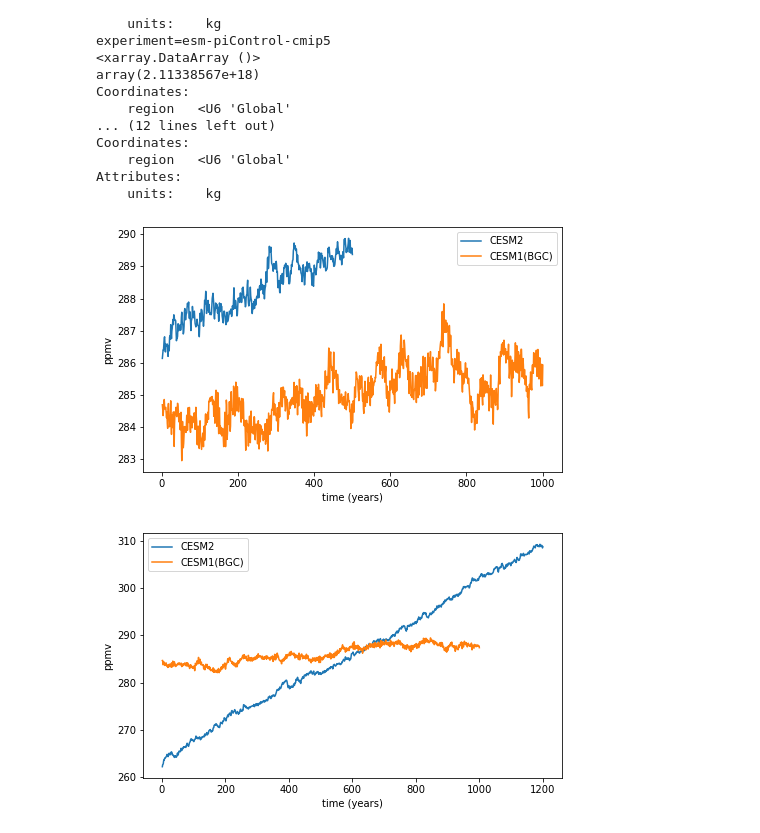
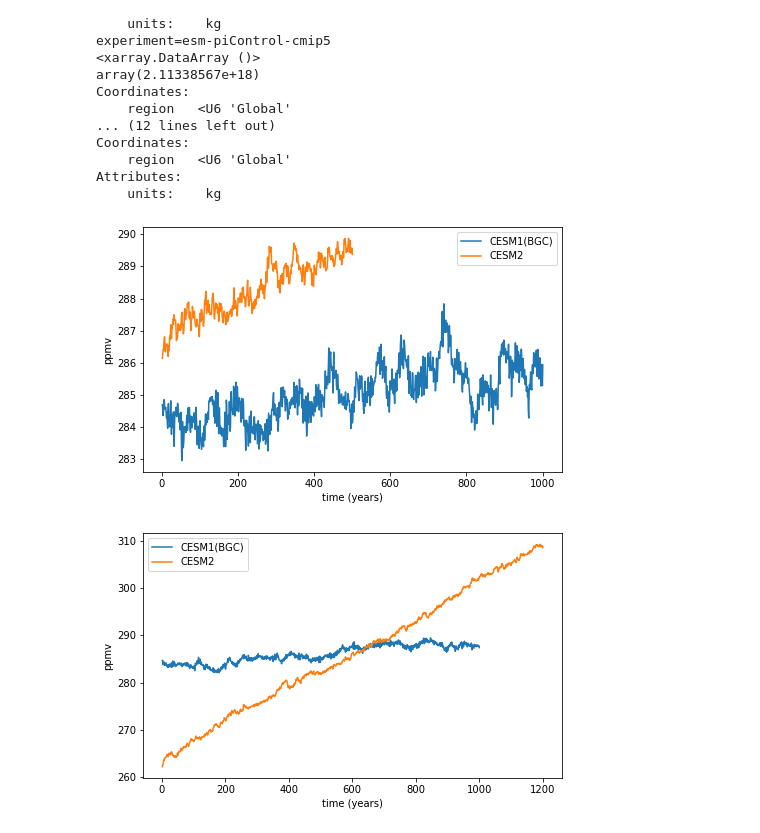
Before and after one commit to klindsay28/CESM2_coup_carb_cycle_JAMES, a Jupyter notebook: CO2_esm-piControl.ipynb, the cells around one changed output. Cells and saved outputs as stored; diff of their text form; code cells hidden in the pictures.

```diff
--- a/CO2_esm-piControl.ipynb
+++ b/CO2_esm-piControl.ipynb
@@ -70,11 +70,11 @@ Coordinates:
 Attributes:
     units:    kg
 # %%
-plot_1var('CO2_BOT', [ds_dict['esm-piControl'], ds_dict['esm-piControl-cmip5']],
-          ['CESM2', 'CESM1(BGC)'], figsize=(7.5,4.5), fname='CO2_BOT_esm-piControl.pdf')
-plot_1var('CO2_BOT', [ds_dict['piControl'], ds_dict['piControl-cmip5']],
-          ['CESM2', 'CESM1(BGC)'], figsize=(7.5,4.5))
+plot_1var('CO2_BOT', [ds_dict['esm-piControl-cmip5'], ds_dict['esm-piControl']],
+          ['CESM1(BGC)', 'CESM2'], figsize=(7.5,4.5), fname='CO2_BOT_esm-piControl.pdf')
+plot_1var('CO2_BOT', [ds_dict['piControl-cmip5'], ds_dict['piControl']],
+          ['CESM1(BGC)', 'CESM2'], figsize=(7.5,4.5));
 # %% [output]
-[figure, old version]
+[figure, new version]
-[figure, old version]
+[figure, new version]
 # %%
```
Also changed, not shown: parts of 5 cells of this notebook, 6 other files.
